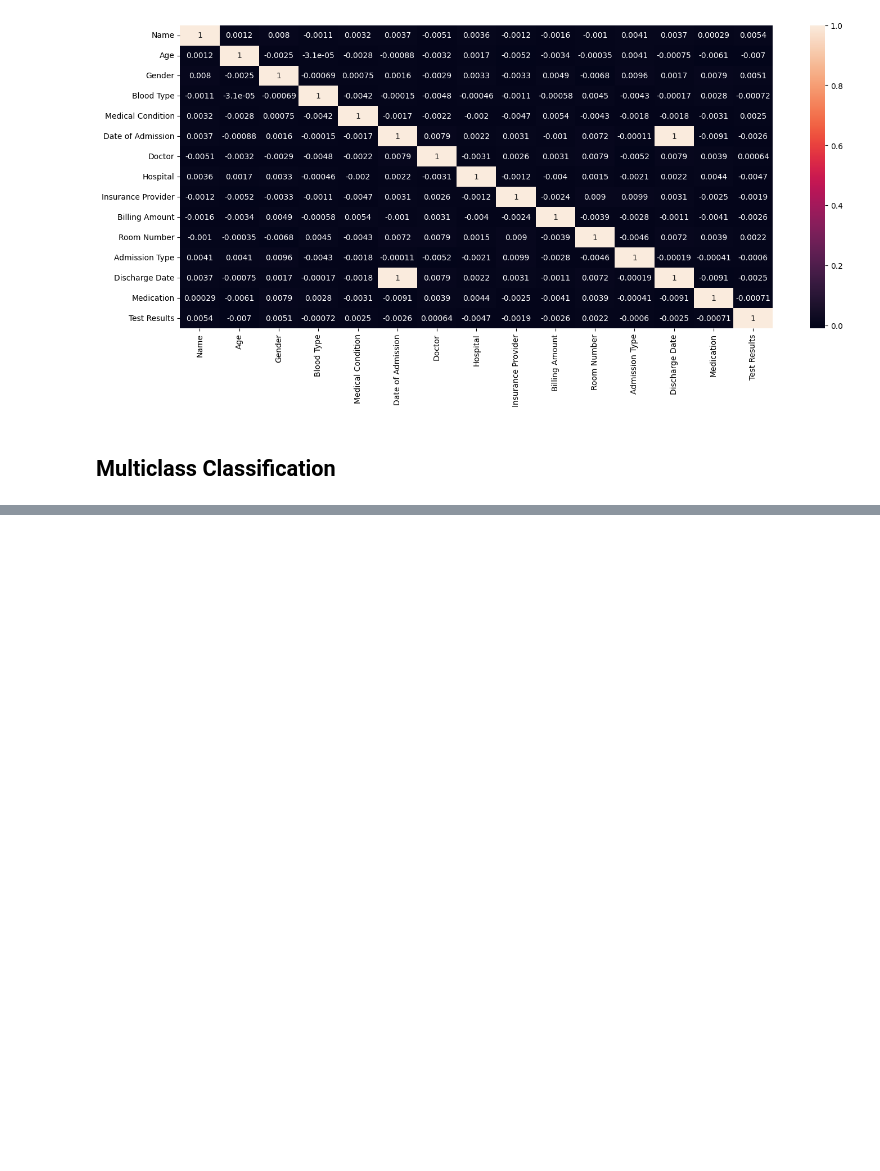
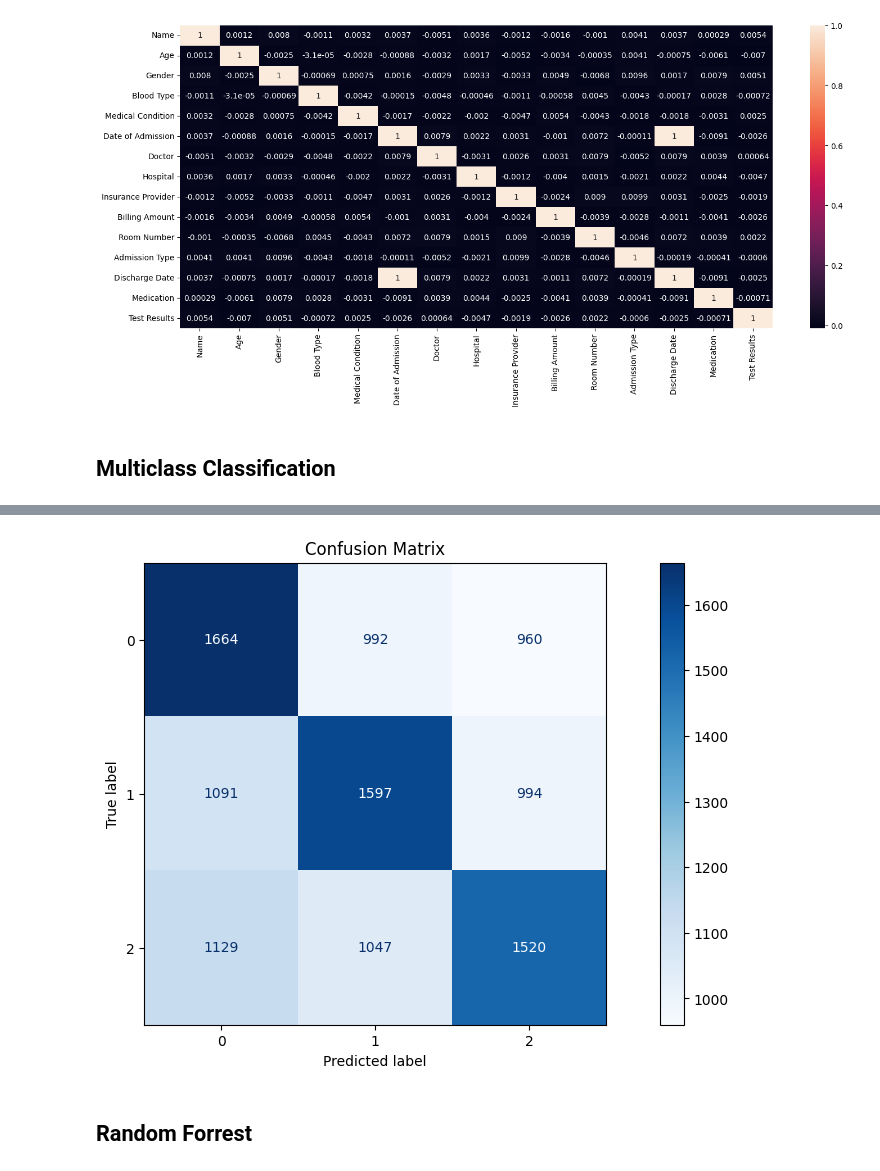
Before and after one commit to WinstonBudi/MY-DAC-Curriculum, a Jupyter notebook: Internal Project/Project.ipynb, the cells around one changed output, grey strips where cells are left out. Saved outputs shown, nothing was run; the diff lists cells and outputs as text; code cells hidden in the pictures; blank space fills up the shorter version.

```diff
--- a/Internal Project/Project.ipynb
+++ b/Internal Project/Project.ipynb
@@ -321,0 +340,64 @@ weighted avg       0.98      0.98      0.98        45
+# %%
+import pandas as pd
+import numpy as np
+from sklearn.model_selection import train_test_split
+from sklearn.preprocessing import LabelEncoder, StandardScaler
+from sklearn.ensemble import RandomForestClassifier
+from sklearn.metrics import classification_report, accuracy_score, confusion_matrix
+
+# Load the dataset
+data_path = '/Users/winstonbudihartono/Desktop/MY-DAC-Curriculum/Internal Project/cleaned_file.csv'
+dataset = pd.read_csv(data_path)
+
+# Target variable: 'Test Results'
+target = 'Test Results'
+
+# Step 1: Preprocess the data
+# Drop irrelevant columns (e.g., names, dates, billing amounts, room numbers)
+irrelevant_columns = ['Name', 'Date of Admission', 'Billing Amount', 'Room Number', 'Discharge Date']
+dataset = dataset.drop(columns=irrelevant_columns)
+
+# Encode categorical variables
+categorical_columns = ['Age', 'Gender', 'Blood Type', 'Medical Condition', 'Doctor', 'Hospital', 'Insurance Provider', 'Admission Type', 'Medication']
+encoder = LabelEncoder()
+for col in categorical_columns:
+    dataset[col] = encoder.fit_transform(dataset[col])
+
+# Separate features and target variable
+X = dataset.drop(columns=[target])
+y = dataset[target]
+
+# Encode the target variable
+y = encoder.fit_transform(y)
+
+# Normalize numerical columns (optional, depending on the model)
+scaler = StandardScaler()
+X = scaler.fit_transform(X)
+
+# Step 2: Split the data into training and testing sets
+X_train, X_test, y_train, y_test = train_test_split(X, y, test_size=0.2, random_state=42)
+
+# Step 3: Train the model
+model = RandomForestClassifier(random_state=42)
+model.fit(X_train, y_train)
+
+# Step 4: Evaluate the model
+y_pred = model.predict(X_test)
+
+# Classification metrics
+print("Accuracy:", accuracy_score(y_test, y_pred))
+print("Classification Report:\n", classification_report(y_test, y_pred))
+print("Confusion Matrix:\n", confusion_matrix(y_test, y_pred))
+
+# Step 5: Make predictions (example)
+sample_input = X_test[0]  # Example: first row from test set
+predicted_class = model.predict([sample_input])
+predicted_label = encoder.inverse_transform(predicted_class)
+print("Predicted Test Result:", predicted_label[0])
+
+cm = confusion_matrix(y_test, y_pred)
+disp = ConfusionMatrixDisplay(confusion_matrix=cm, display_labels=model.classes_)
+disp.plot(cmap=plt.cm.Blues)
+plt.title('Confusion Matrix')
+plt.show()
+# %% [output]
@@ -321,0 +421,3 @@ weighted avg       0.98      0.98      0.98        45
+[figure, added]
+# %% [markdown]
+## Random Forrest
```
Also changed, not shown: parts of 13 cells of this notebook.
